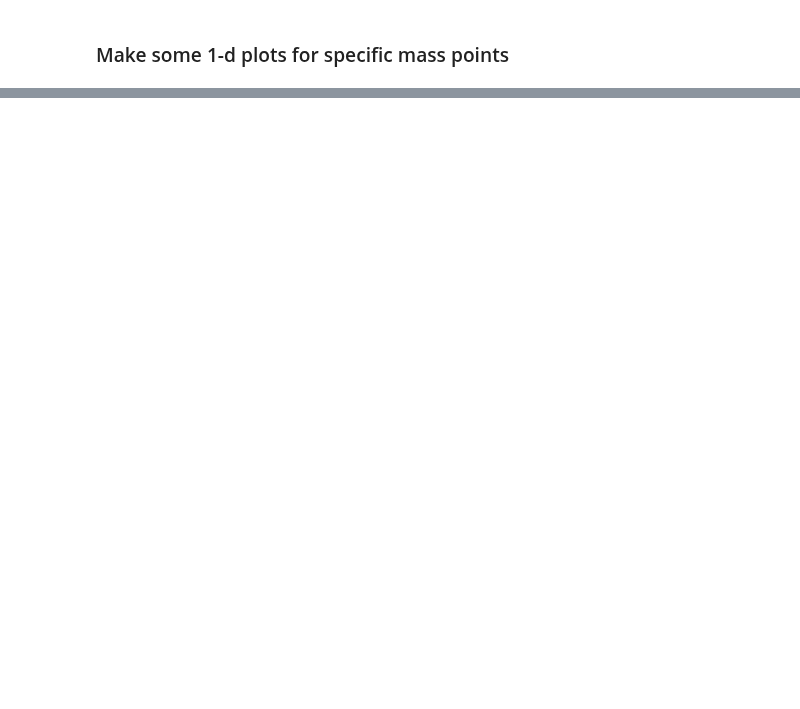
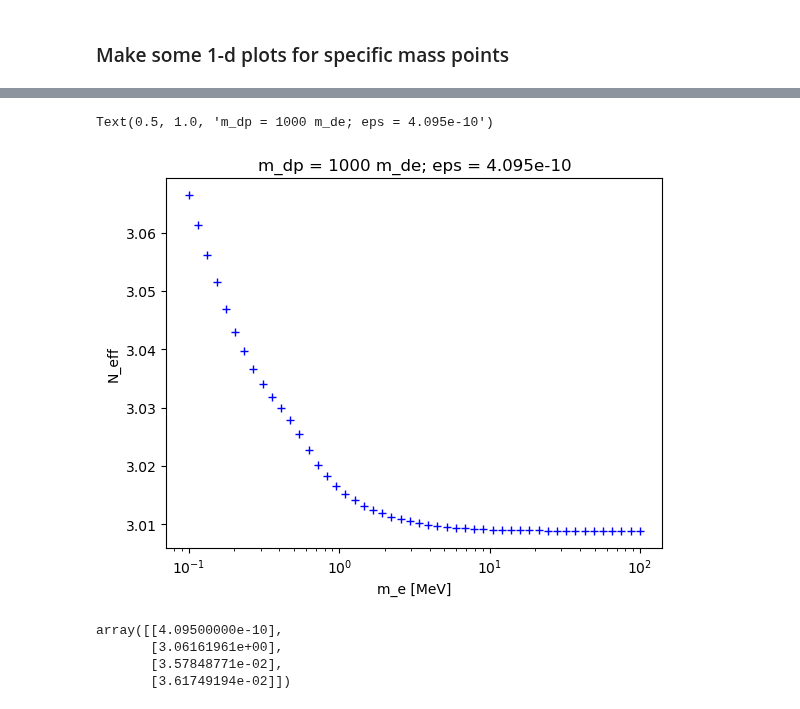
Before and after one commit to Duncan-Adams/mcp_boltzmann, a Jupyter notebook: notebooks/adm_results.ipynb, the cells around one changed output, grey strips where cells are left out. Drawn from its saved outputs; the diff is of its cells as text; code cells hidden in the pictures; blank space fills up the shorter version.

```diff
--- a/notebooks/adm_results.ipynb
+++ b/notebooks/adm_results.ipynb
@@ -191,0 +250,21 @@ plt.show()
+# %%
+for m_de_plot in unique_mde:
+    m_dp_plot_HL = list(N_eff_results_dict[m_de_plot].keys())[-1]
+    charge = N_eff_results_dict[m_de_plot][m_dp_plot_HL][0]
+    N_eff_BSM = N_eff_results_dict[m_de_plot][m_dp_plot_HL][1]
+    plt.plot(m_de_plot, N_eff_BSM, marker='+', color='blue')
+    plt.xscale('log')
+
+plt.xlabel('m_e [MeV]')
+plt.ylabel('N_eff')
+plt.title('m_dp = 1000 m_de; eps = 4.095e-10')
+# %% [output]
+Text(0.5, 1.0, 'm_dp = 1000 m_de; eps = 4.095e-10')
+[figure, added]
+# %%
+N_eff_results_dict[0.1][100]
+# %% [output]
+array([[4.09500000e-10],
+       [3.06161961e+00],
+       [3.57848771e-02],
+       [3.61749194e-02]])
```
Also changed, not shown: parts of 12 cells of this notebook, 5 other files.
